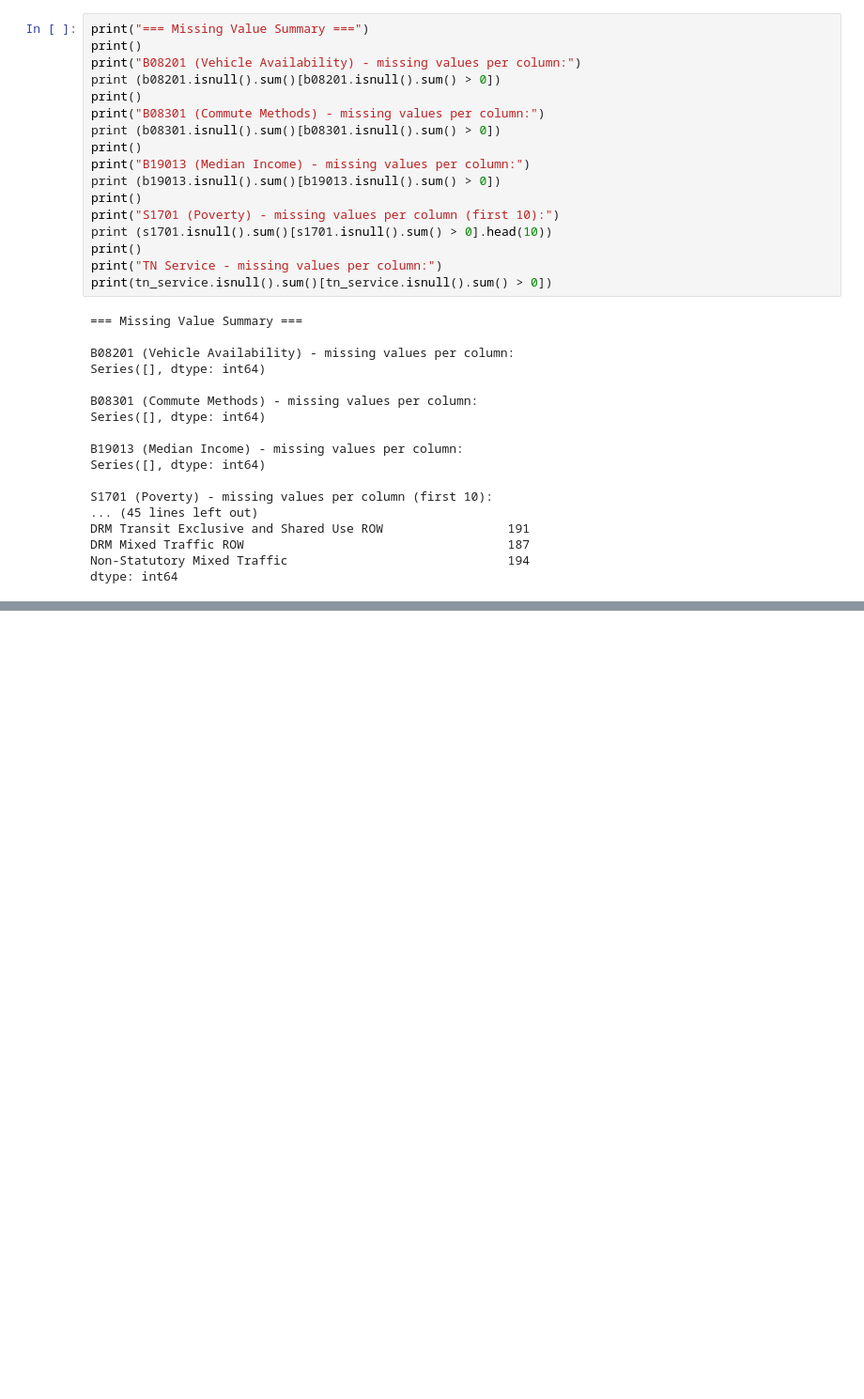
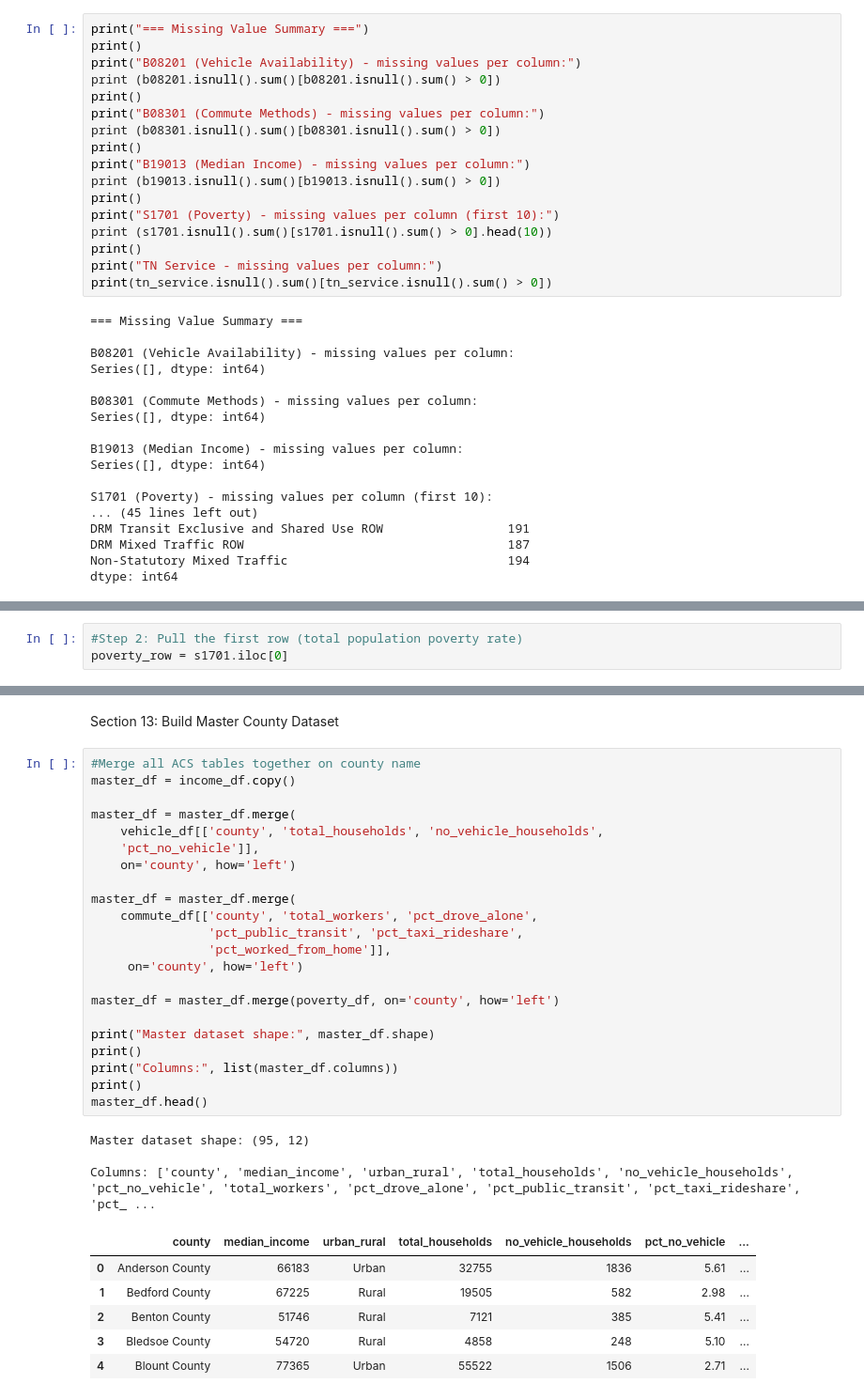
Before and after one commit to MCHowse/Capstone, a Jupyter notebook: Miles_Apart_Analysis.ipynb, the cells around one changed output, grey strips where cells are left out. Shown at 94% size. Drawn from its saved outputs; the diff is of its cells as text; blank space fills up the shorter version.

```diff
--- a/Miles_Apart_Analysis.ipynb
+++ b/Miles_Apart_Analysis.ipynb
@@ -248,0 +451,3 @@ cp: cannot stat 'Notebooks/Capstone/Miles_Apart_Analysis.ipynb': No such file or
+# %%
+#Step 2: Pull the first row (total population poverty rate)
+poverty_row = s1701.iloc[0]
@@ -248,0 +564,34 @@ cp: cannot stat 'Notebooks/Capstone/Miles_Apart_Analysis.ipynb': No such file or
+# %% [markdown]
+Section 13: Build Master County Dataset
+# %%
+#Merge all ACS tables together on county name
+master_df = income_df.copy()
+
+master_df = master_df.merge(
+    vehicle_df[['county', 'total_households', 'no_vehicle_households',
+    'pct_no_vehicle']],
+    on='county', how='left')
+
+master_df = master_df.merge(
+    commute_df[['county', 'total_workers', 'pct_drove_alone',
+                'pct_public_transit', 'pct_taxi_rideshare',
+                'pct_worked_from_home']],
+     on='county', how='left')
+
+master_df = master_df.merge(poverty_df, on='county', how='left')
+
+print("Master dataset shape:", master_df.shape)
+print()
+print("Columns:", list(master_df.columns))
+print()
+master_df.head()
+# %% [output]
+Master dataset shape: (95, 12)
+
+Columns: ['county', 'median_income', 'urban_rural', 'total_households', 'no_vehicle_households', 'pct_no_vehicle', 'total_workers', 'pct_drove_alone', 'pct_public_transit', 'pct_taxi_rideshare', 'pct_ ...
+|  | county | median_income | urban_rural | total_households | no_vehicle_households | pct_no_vehicle | ... |
+| 0 | Anderson County | 66183 | Urban | 32755 | 1836 | 5.61 | ... |
+| 1 | Bedford County | 67225 | Rural | 19505 | 582 | 2.98 | ... |
+| 2 | Benton County | 51746 | Rural | 7121 | 385 | 5.41 | ... |
+| 3 | Bledsoe County | 54720 | Rural | 4858 | 248 | 5.10 | ... |
+| 4 | Blount County | 77365 | Urban | 55522 | 1506 | 2.71 | ... |
```
Also changed, not shown: parts of 40 cells of this notebook.
